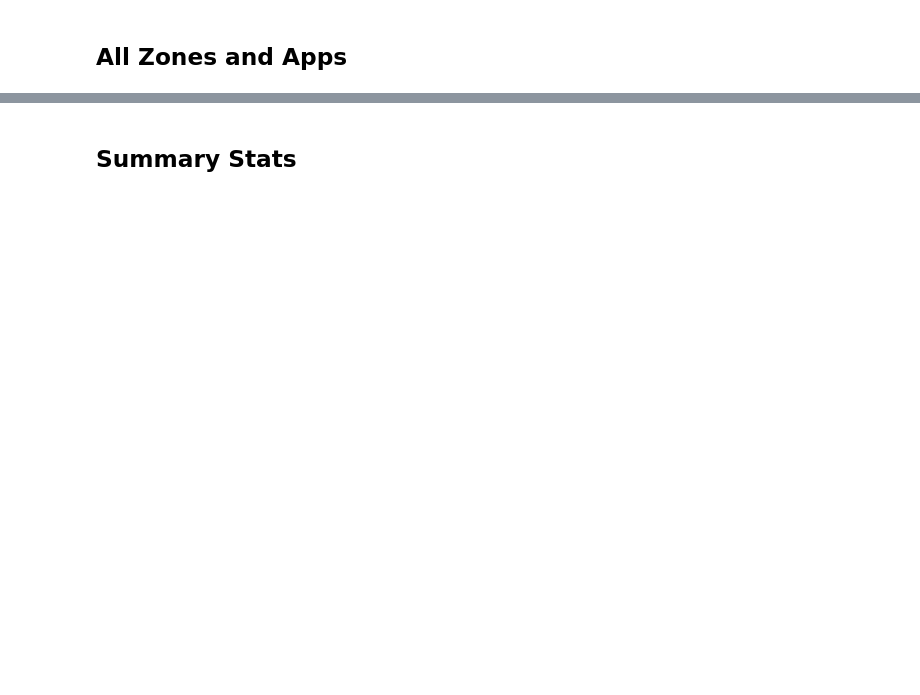
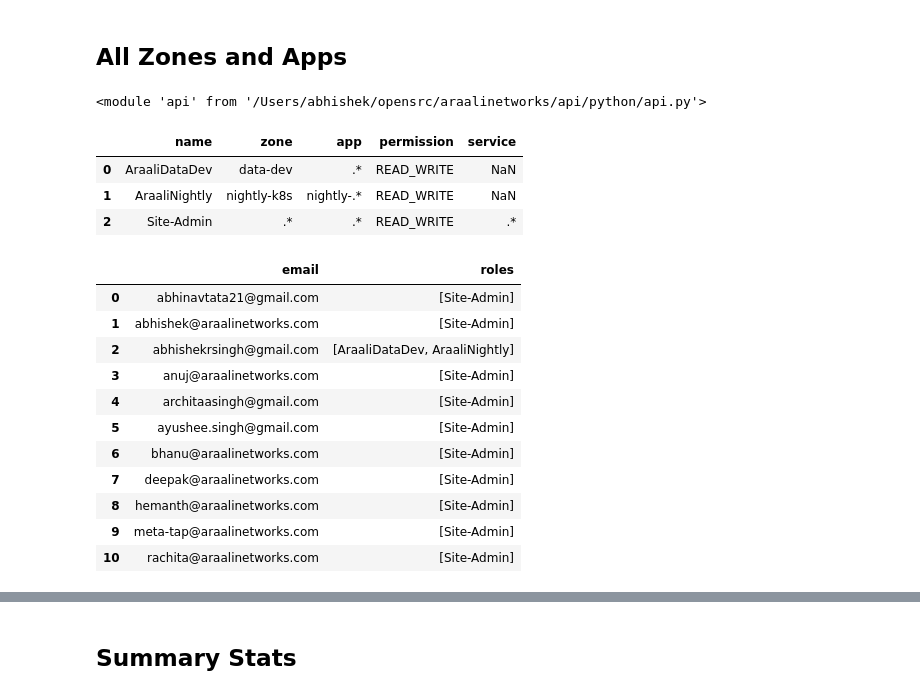
Before and after one commit to araalinetworks/api, a Jupyter notebook: python/araali_api.ipynb, the cells around one changed output, grey strips where cells are left out. Saved outputs shown, nothing was run; the diff lists cells and outputs as text; code cells hidden in the pictures; blank space fills up the shorter version.

```diff
--- a/python/araali_api.ipynb
+++ b/python/araali_api.ipynb
@@ -99,2 +127,29 @@ run = run.refresh()
 # %% [markdown]
 ## All Zones and Apps
+# %%
+imp.reload(araalictl)
+imp.reload(api)
+# %% [output]
+<module 'api' from '/Users/abhishek/opensrc/araalinetworks/api/python/api.py'>
+# %%
+api.Table(api.RBAC.show_roles())
+# %% [output]
+|  | name | zone | app | permission | service |
+| 0 | AraaliDataDev | data-dev | .* | READ_WRITE | NaN |
+| 1 | AraaliNightly | nightly-k8s | nightly-.* | READ_WRITE | NaN |
+| 2 | Site-Admin | .* | .* | READ_WRITE | .* |
+# %%
+api.Table(api.RBAC.show_users())
+# %% [output]
+|  | email | roles |
+| 0 | abhinavtata21@gmail.com | [Site-Admin] |
+| 1 | abhishek@araalinetworks.com | [Site-Admin] |
+| 2 | abhishekrsingh@gmail.com | [AraaliDataDev, AraaliNightly] |
+| 3 | anuj@araalinetworks.com | [Site-Admin] |
+| 4 | architaasingh@gmail.com | [Site-Admin] |
+| 5 | ayushee.singh@gmail.com | [Site-Admin] |
+| 6 | bhanu@araalinetworks.com | [Site-Admin] |
+| 7 | deepak@araalinetworks.com | [Site-Admin] |
+| 8 | hemanth@araalinetworks.com | [Site-Admin] |
+| 9 | meta-tap@araalinetworks.com | [Site-Admin] |
+| 10 | rachita@araalinetworks.com | [Site-Admin] |
```
Also changed, not shown: parts of 19 cells of this notebook, 2 other files.
